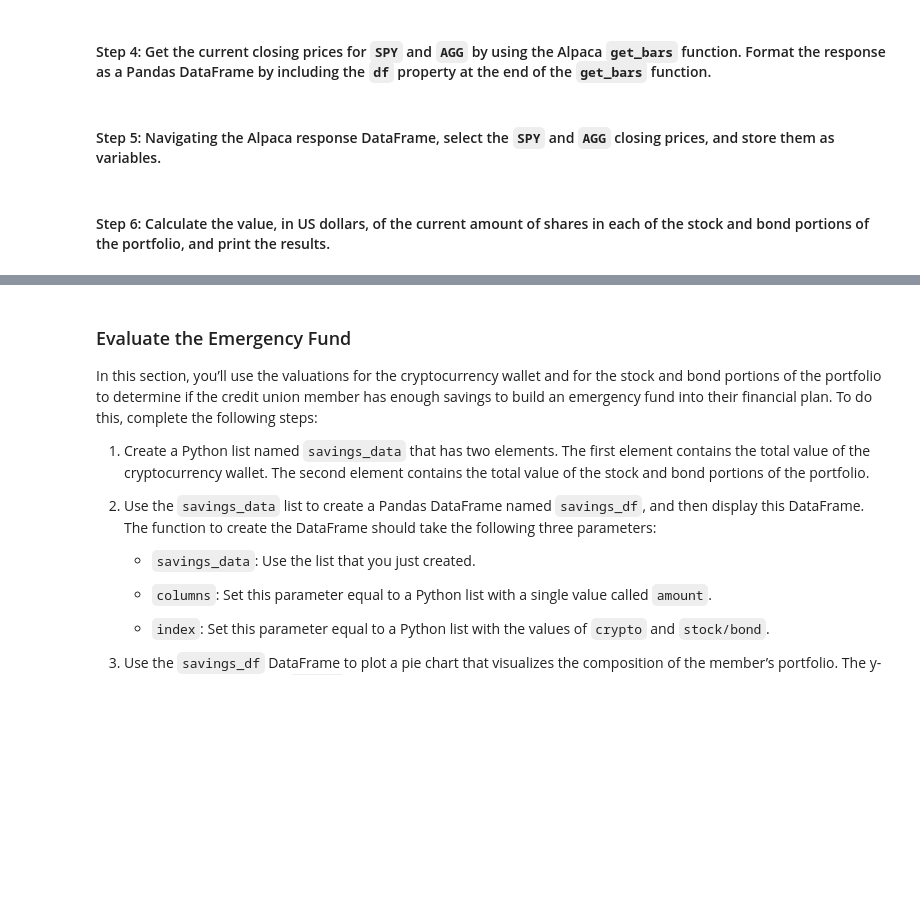
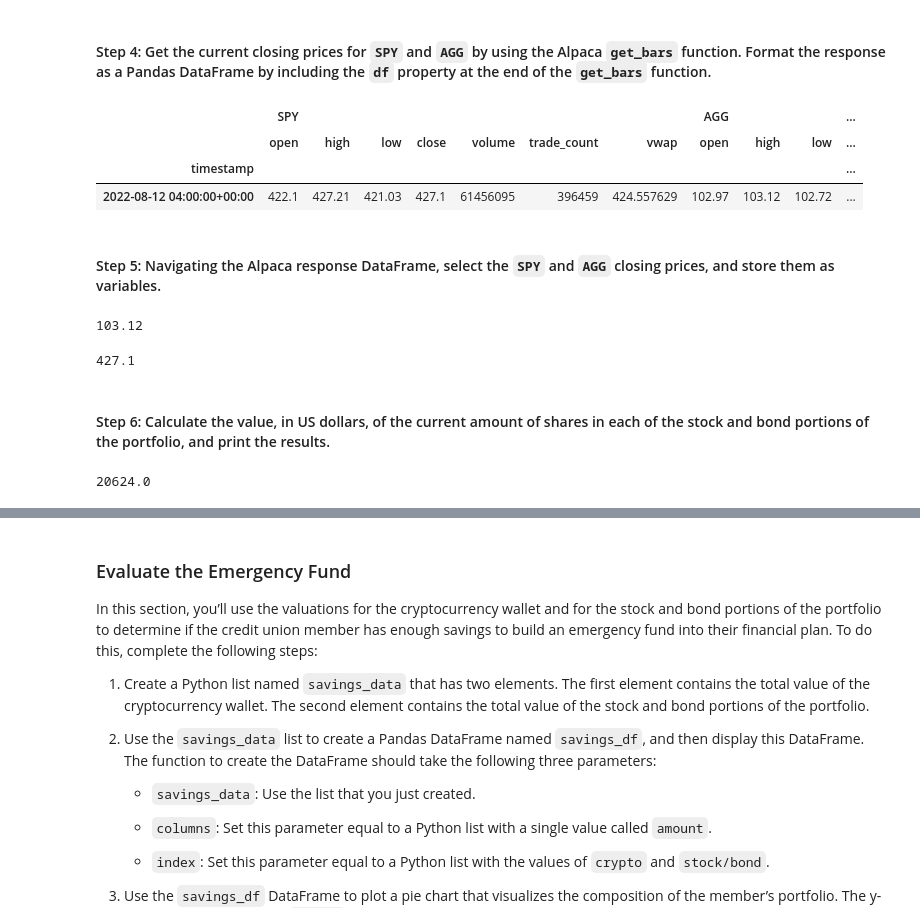
Before and after one commit to mmarovich/financial_planner, a Jupyter notebook: financial_planning_tools.ipynb, the cells around one changed output, grey strips where cells are left out. Cells and saved outputs as stored; diff of their text form; code cells hidden in the pictures; blank space fills up the shorter version.

Commit message:
Evaluate stocks/bonds

```diff
--- a/financial_planning_tools.ipynb
+++ b/financial_planning_tools.ipynb
@@ -187,11 +187,11 @@ agg_shares = 200
 #### Step 2: Set the variables for the Alpaca API and secret keys. Using the Alpaca SDK, create the Alpaca `tradeapi.REST` object. In this object, include the parameters for the Alpaca API key, the secret key, and the version number.
 # %%
 # Set the variables for the Alpaca API and secret keys
-# YOUR CODE HERE
-# YOUR CODE HERE
+alpaca_api_key = os.getenv("ALPACA_API_KEY")
+alpaca_secret_key = os.getenv("ALPACA_SECRET_KEY")
 
 # Create the Alpaca tradeapi.REST object
-# YOUR CODE HERE
+alpaca = tradeapi.REST(alpaca_api_key, alpaca_secret_key, api_version="v2")
 # %% [markdown]
 #### Step 3: Set the following parameters for the Alpaca API call:
 
@@ -202,56 +202,73 @@ agg_shares = 200
 - `start_date` and `end_date`: Use the same date for these parameters, and format them with the date of the previous weekday (or `2020-08-07`). This is because you want the one closing price for the most-recent trading day.
 # %%
 # Set the tickers for both the bond and stock portion of the portfolio
-# YOUR CODE HERE
+tickers = ["SPY","AGG"]
 
 # Set timeframe to 1Day
-# YOUR CODE HERE
+timeframe = "1Day"
 
 # Format current date as ISO format
 # Set both the start and end date at the date of your prior weekday
 # This will give you the closing price of the previous trading day
 # Alternatively you can use a start and end date of 2020-08-07
-# YOUR CODE HERE
-# YOUR CODE HERE
+start_date = pd.Timestamp("2022-08-12", tz="America/New_York").isoformat()
+end_date = pd.Timestamp("2022-08-12", tz="America/New_York").isoformat()
 # %% [markdown]
 #### Step 4: Get the current closing prices for `SPY` and `AGG` by using the Alpaca `get_bars` function. Format the response as a Pandas DataFrame by including the `df` property at the end of the `get_bars` function.
 # %%
 # Use the Alpaca get_bars function to get current closing prices the portfolio
 # Be sure to set the `df` property after the function to format the response object as a DataFrame
-# YOUR CODE HERE
+stock_prices_df = alpaca.get_bars(
+    tickers,
+    timeframe,
+    start = start_date,
+    end = end_date
+).df
 
 # Reorganize the DataFrame
 # Separate ticker data
-# YOUR CODE HERE
+SPY = stock_prices_df[stock_prices_df['symbol']=='SPY'].drop('symbol', axis=1)
+AGG = stock_prices_df[stock_prices_df['symbol']=='AGG'].drop('symbol', axis=1)
 
 # Concatenate the ticker DataFrames
-# YOUR CODE HERE
+stock_prices_df = pd.concat([SPY,AGG], axis=1, keys=["SPY","AGG"])
 
 # Review the first 5 rows of the Alpaca DataFrame
-# YOUR CODE HERE
+stock_prices_df.head()
+# %% [output]
+|  | SPY |  |  |  |  |  |  | AGG |  |  | ... |
+|  | open | high | low | close | volume | trade_count | vwap | open | high | low | ... |
+| timestamp |  |  |  |  |  |  |  |  |  |  | ... |
+| 2022-08-12 04:00:00+00:00 | 422.1 | 427.21 | 421.03 | 427.1 | 61456095 | 396459 | 424.557629 | 102.97 | 103.12 | 102.72 | ... |
 # %% [markdown]
 #### Step 5: Navigating the Alpaca response DataFrame, select the `SPY` and `AGG` closing prices, and store them as variables.
 # %%
 # Access the closing price for AGG from the Alpaca DataFrame
 # Converting the value to a floating point number
-agg_close_price = # YOUR CODE HERE
+agg_close_price = float(stock_prices_df["AGG"]["close"])
 
 # Print the AGG closing price
-# YOUR CODE HERE
+print(agg_close_price)
+# %% [output]
+103.12
 # %%
 # Access the closing price for SPY from the Alpaca DataFrame
 # Converting the value to a floating point number
-spy_close_price = # YOUR CODE HERE
+spy_close_price = float(stock_prices_df["SPY"]["close"])
 
 # Print the SPY closing price
-# YOUR CODE HERE
+print(spy_close_price)
+# %% [output]
+427.1
 # %% [markdown]
 #### Step 6: Calculate the value, in US dollars, of the current amount of shares in each of the stock and bond portions of the portfolio, and print the results.
 # %%
 # Calculate the current value of the bond portion of the portfolio
-agg_value = # YOUR CODE HERE
+agg_value = agg_close_price * agg_shares
 
 # Print the current value of the bond portfolio
-# YOUR CODE HERE
+print(agg_value)
+# %% [output]
+20624.0
 # %%
 # Calculate the current value of the stock portion of the portfolio
```
Also changed, not shown: parts of 10 cells of this notebook.
